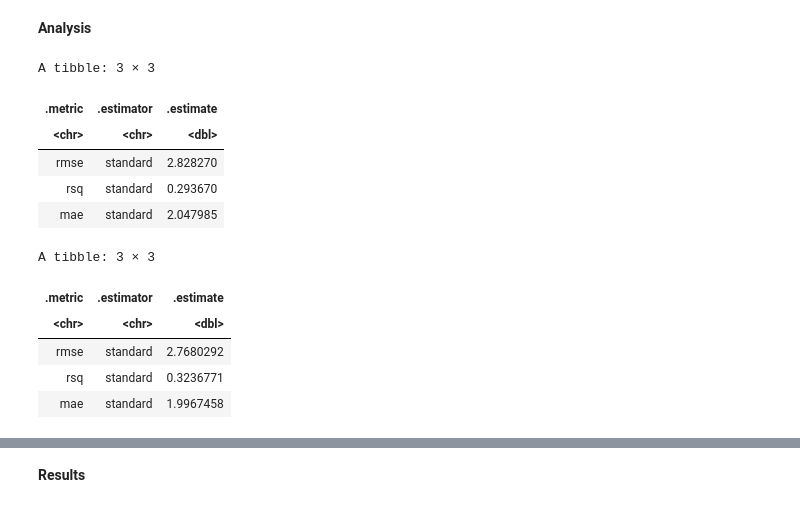
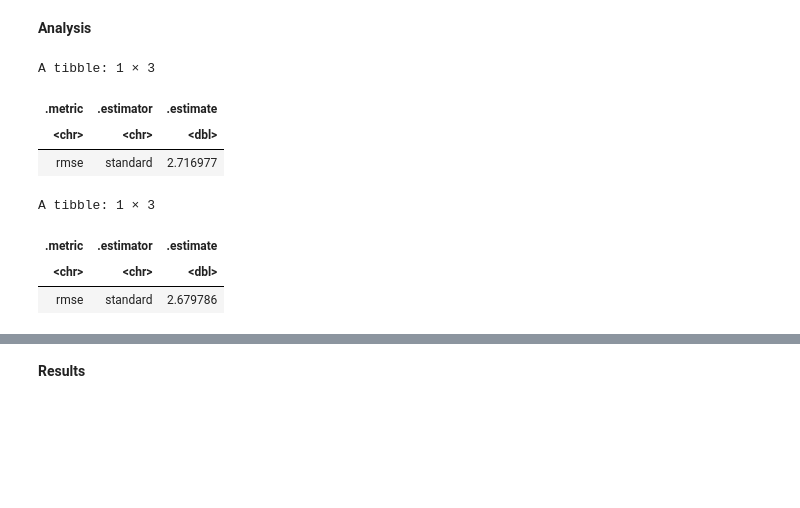
Before and after one commit to laurelyne/group_28_project, a Jupyter notebook: proposal new version.ipynb, the cells around one changed output, grey strips where cells are left out. Cells and saved outputs as stored; diff of their text form; code cells hidden in the pictures; blank space fills up the shorter version.

Commit message:
Tried a few more regressions

```diff
--- a/proposal new version.ipynb
+++ b/proposal new version.ipynb
@@ -276,51 +276,53 @@ Since physical growth and age are important data points for informing population
 # %% [markdown]
 **Analysis**
 # %%
-lm_spec <- linear_reg() |>
+#Linear regression with length as the predictor
+lm_spec_length <- linear_reg() |>
 set_engine("lm") |>
 set_mode("regression")
 
-lm_recipe <- recipe(age~length, data=shell_train)
+lm_recipe_length <- recipe(age~length, data=shell_train)
 
-lm_fit <- workflow() |>
-add_recipe(lm_recipe) |>
-add_model(lm_spec) |>
+lm_fit_length <- workflow() |>
+add_recipe(lm_recipe_length) |>
+add_model(lm_spec_length) |>
 fit(data=shell_train)
 
-lm_test_results <- lm_fit |>
+lm_test_results_length <- lm_fit_length |>
 predict(shell_test) |>
 bind_cols(shell_test) |>
-metrics(truth=age, estimate=.pred)
+metrics(truth=age, estimate=.pred) |>
+filter(.metric=="rmse")
 
-lm_test_results
-
-lm_spec2 <- linear_reg() |>
-set_engine("lm") |>
-set_mode("regression")
-
-lm_recipe2 <- recipe(age~length+diameter, data=shell_train)
-
-lm_fit2 <- workflow() |>
-add_recipe(lm_recipe2) |>
-add_model(lm_spec2) |>
-fit(data=shell_train)
-
-lm_test_results2 <- lm_fit2 |>
-predict(shell_test) |>
-bind_cols(shell_test) |>
-metrics(truth=age, estimate=.pred)
-
-lm_test_results2
+lm_test_results_length
 # %% [output]
-A tibble: 3 × 3
+A tibble: 1 × 3
 | .metric | .estimator | .estimate |
 | <chr> | <chr> | <dbl> |
-| rmse | standard | 2.828270 |
-| rsq | standard | 0.293670 |
-| mae | standard | 2.047985 |
+| rmse | standard | 2.716977 |
-A tibble: 3 × 3
-| .metric | .estimator | .estimate |
-| <chr> | <chr> | <dbl> |
-| rmse | standard | 2.7680292 |
-| rsq | standard | 0.3236771 |
-| mae | standard | 1.9967458 |
+# %%
+#Linear regression with diameter as the predictor
+lm_spec_diameter <- linear_reg() |>
+set_engine("lm") |>
+set_mode("regression")
+
+lm_recipe_diameter <- recipe(age~diameter, data=shell_train)
+
+lm_fit_diameter <- workflow() |>
+add_recipe(lm_recipe_diameter) |>
+add_model(lm_spec_diameter) |>
+fit(data=shell_train)
+
+lm_test_results_diameter <- lm_fit_diameter |>
+predict(shell_test) |>
+bind_cols(shell_test) |>
+metrics(truth=age, estimate=.pred) |>
+filter(.metric=="rmse")
+
+
+lm_test_results_diameter
+# %% [output]
+A tibble: 1 × 3
+| .metric | .estimator | .estimate |
+| <chr> | <chr> | <dbl> |
+| rmse | standard | 2.679786 |
```
Also changed, not shown: parts of 8 cells of this notebook.
